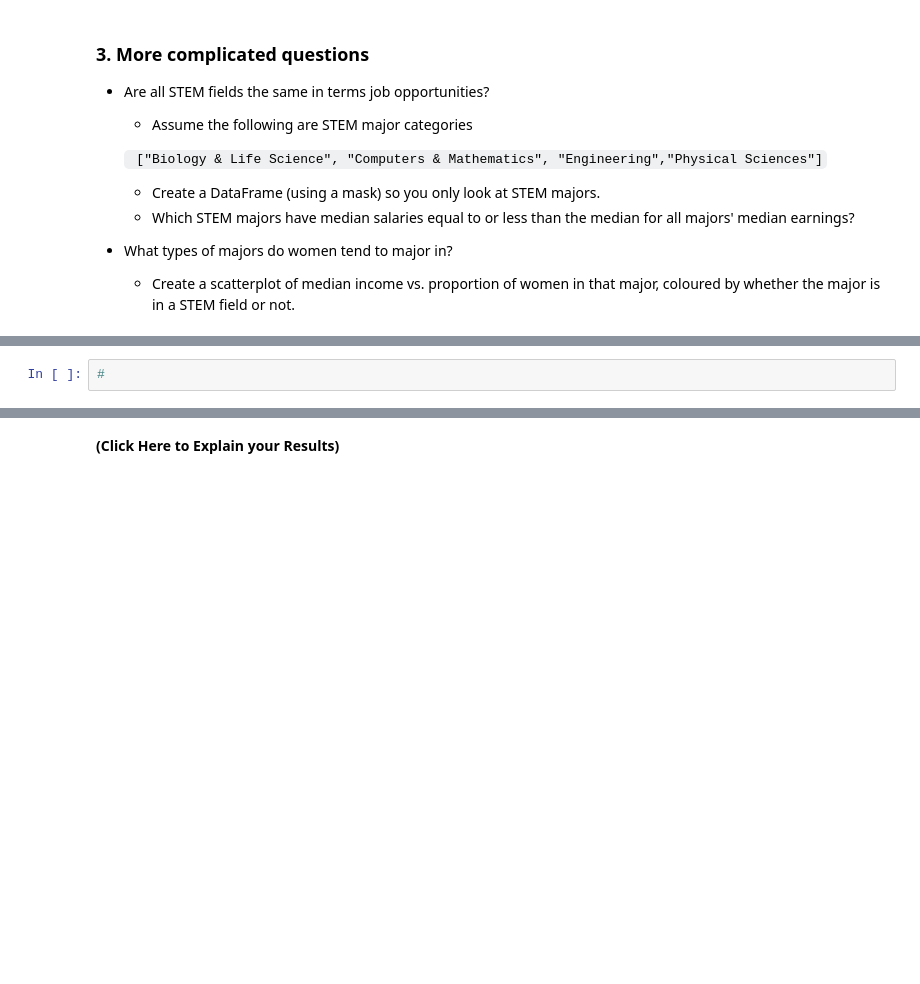
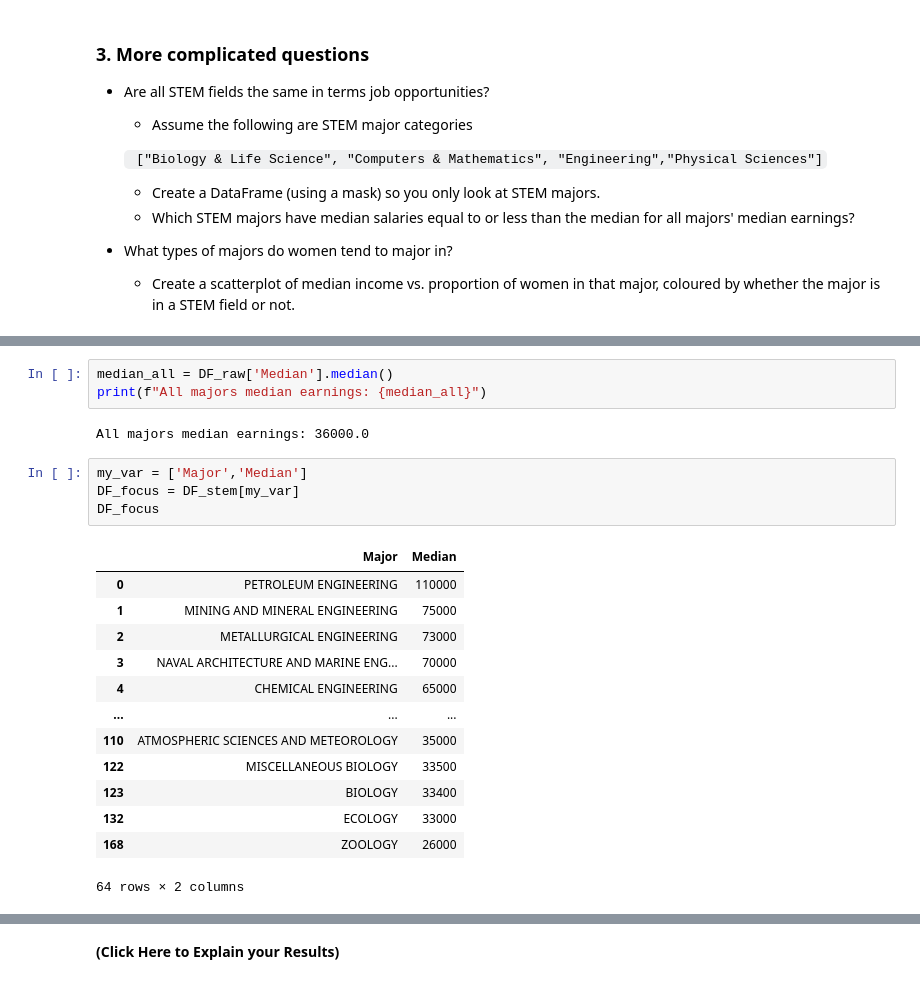
Before and after one commit to 3N1C0/DATA101_Elias_Code, a Jupyter notebook: HW/HW_DAY7.ipynb, the cells around one changed output, grey strips where cells are left out. Drawn from its saved outputs; the diff is of its cells as text; blank space fills up the shorter version.

```diff
--- a/HW/HW_DAY7.ipynb
+++ b/HW/HW_DAY7.ipynb
@@ -429,2 +468,23 @@ DF_raw[my_columns].groupby('Major_category').mean()
 # %%
-#
+median_all = DF_raw['Median'].median()
+print(f"All majors median earnings: {median_all}")
+# %% [output]
+All majors median earnings: 36000.0
+# %%
+my_var = ['Major','Median']
+DF_focus = DF_stem[my_var]
+DF_focus
+# %% [output]
+|  | Major | Median |
+| 0 | PETROLEUM ENGINEERING | 110000 |
+| 1 | MINING AND MINERAL ENGINEERING | 75000 |
+| 2 | METALLURGICAL ENGINEERING | 73000 |
+| 3 | NAVAL ARCHITECTURE AND MARINE ENG... | 70000 |
+| 4 | CHEMICAL ENGINEERING | 65000 |
+| ... | ... | ... |
+| 110 | ATMOSPHERIC SCIENCES AND METEOROLOGY | 35000 |
+| 122 | MISCELLANEOUS BIOLOGY | 33500 |
+| 123 | BIOLOGY | 33400 |
+| 132 | ECOLOGY | 33000 |
+| 168 | ZOOLOGY | 26000 |
+64 rows × 2 columns
```
Also changed, not shown: parts of 31 cells of this notebook, 1 other file.
